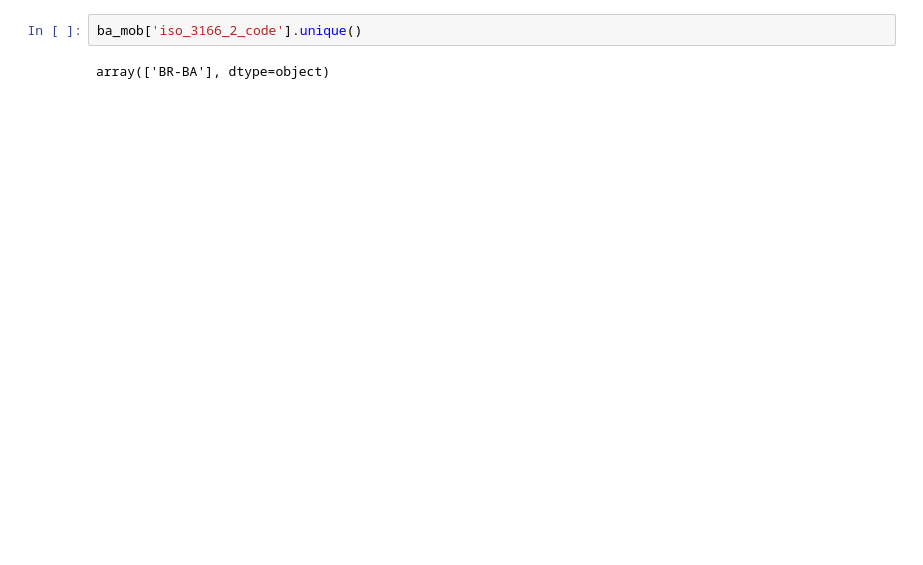
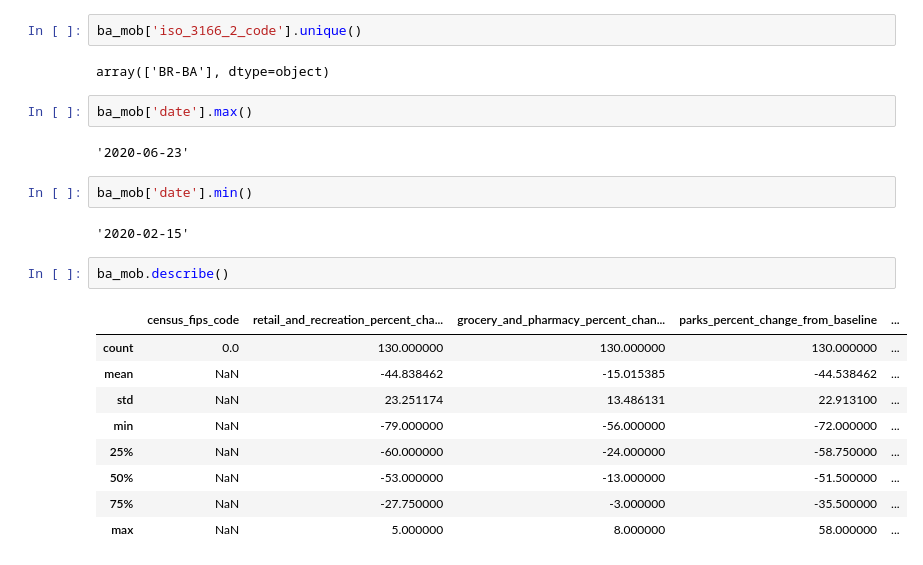
Before and after one commit to 255ribeiro/graficos_covid, a Jupyter notebook: mobilidade.ipynb, the cells around one changed output. Saved outputs shown, nothing was run; the diff lists cells and outputs as text; blank space fills up the shorter version.

```diff
--- a/mobilidade.ipynb
+++ b/mobilidade.ipynb
@@ -105,3 +105,23 @@ memory usage: 19.2+ KB
 ba_mob['iso_3166_2_code'].unique()
 # %% [output]
 array(['BR-BA'], dtype=object)
+# %%
+ba_mob['date'].max()
+# %% [output]
+'2020-06-23'
+# %%
+ba_mob['date'].min()
+# %% [output]
+'2020-02-15'
+# %%
+ba_mob.describe()
+# %% [output]
+|  | census_fips_code | retail_and_recreation_percent_cha... | grocery_and_pharmacy_percent_chan... | parks_percent_change_from_baseline | ... |
+| count | 0.0 | 130.000000 | 130.000000 | 130.000000 | ... |
+| mean | NaN | -44.838462 | -15.015385 | -44.538462 | ... |
+| std | NaN | 23.251174 | 13.486131 | 22.913100 | ... |
+| min | NaN | -79.000000 | -56.000000 | -72.000000 | ... |
+| 25% | NaN | -60.000000 | -24.000000 | -58.750000 | ... |
+| 50% | NaN | -53.000000 | -13.000000 | -51.500000 | ... |
+| 75% | NaN | -27.750000 | -3.000000 | -35.500000 | ... |
+| max | NaN | 5.000000 | 8.000000 | 58.000000 | ... |
```
Also changed, not shown: parts of 7 cells of this notebook, 1 other file.
